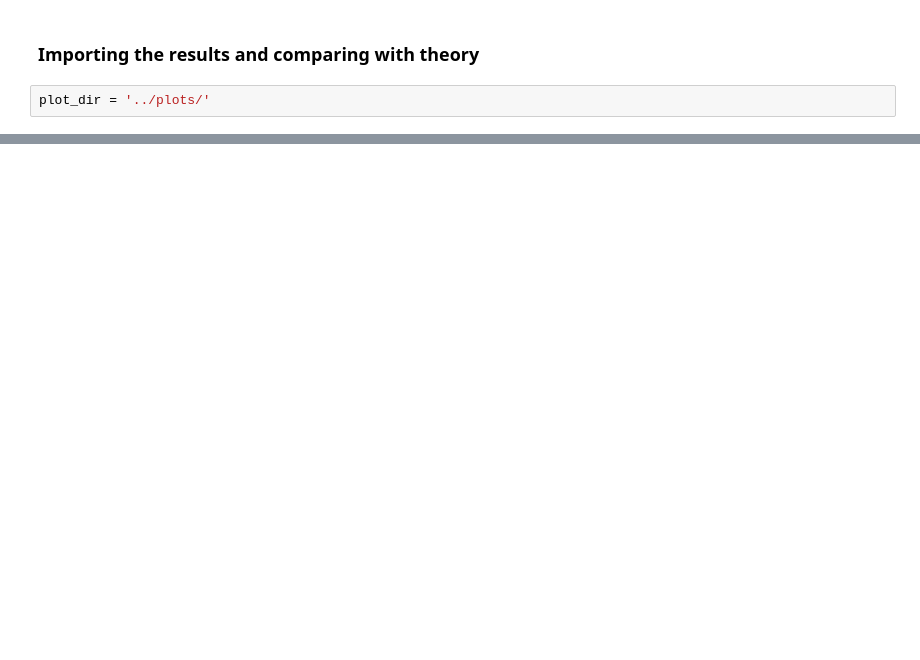
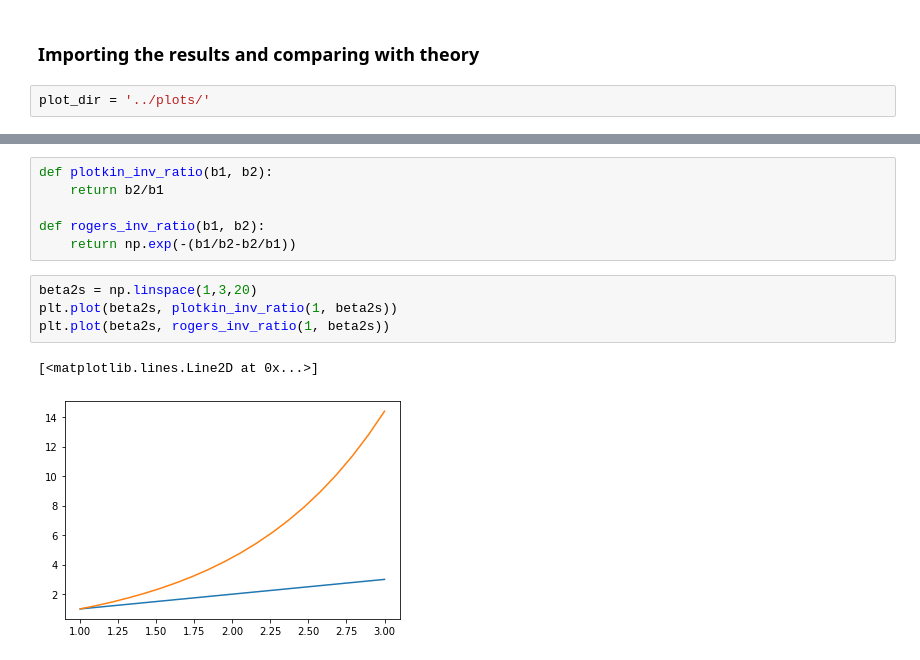
Before and after one commit to amazzoli/PopGenCompetition, a Jupyter notebook: main/Invasion_prob_plotkin.ipynb, the cells around one changed output, grey strips where cells are left out. Drawn from its saved outputs; the diff is of its cells as text; blank space fills up the shorter version.

```diff
--- a/main/Invasion_prob_plotkin.ipynb
+++ b/main/Invasion_prob_plotkin.ipynb
@@ -138,0 +101,13 @@ plt.tight_layout()
+# %%
+def plotkin_inv_ratio(b1, b2):
+    return b2/b1
+
+def rogers_inv_ratio(b1, b2):
+    return np.exp(-(b1/b2-b2/b1))
+# %%
+beta2s = np.linspace(1,3,20)
+plt.plot(beta2s, plotkin_inv_ratio(1, beta2s))
+plt.plot(beta2s, rogers_inv_ratio(1, beta2s))
+# %% [output]
+[<matplotlib.lines.Line2D at 0x...>]
+[figure, added]
```
Also changed, not shown: parts of 14 cells of this notebook, 20 other files.
